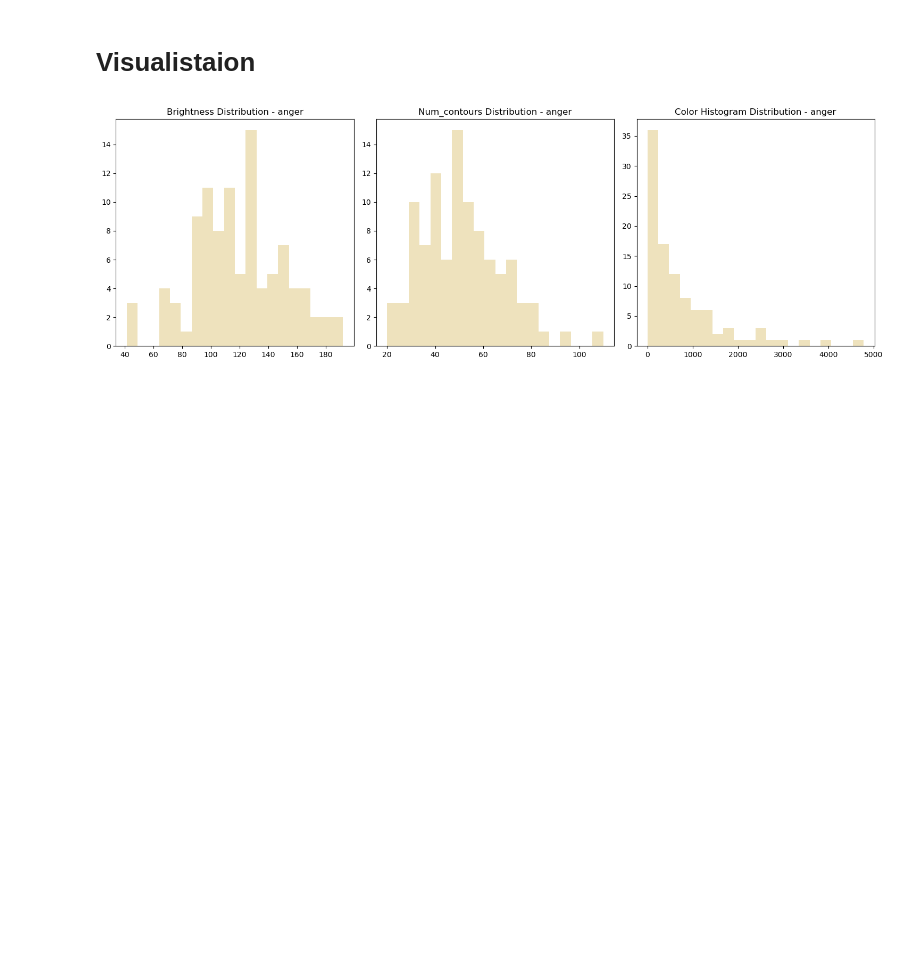
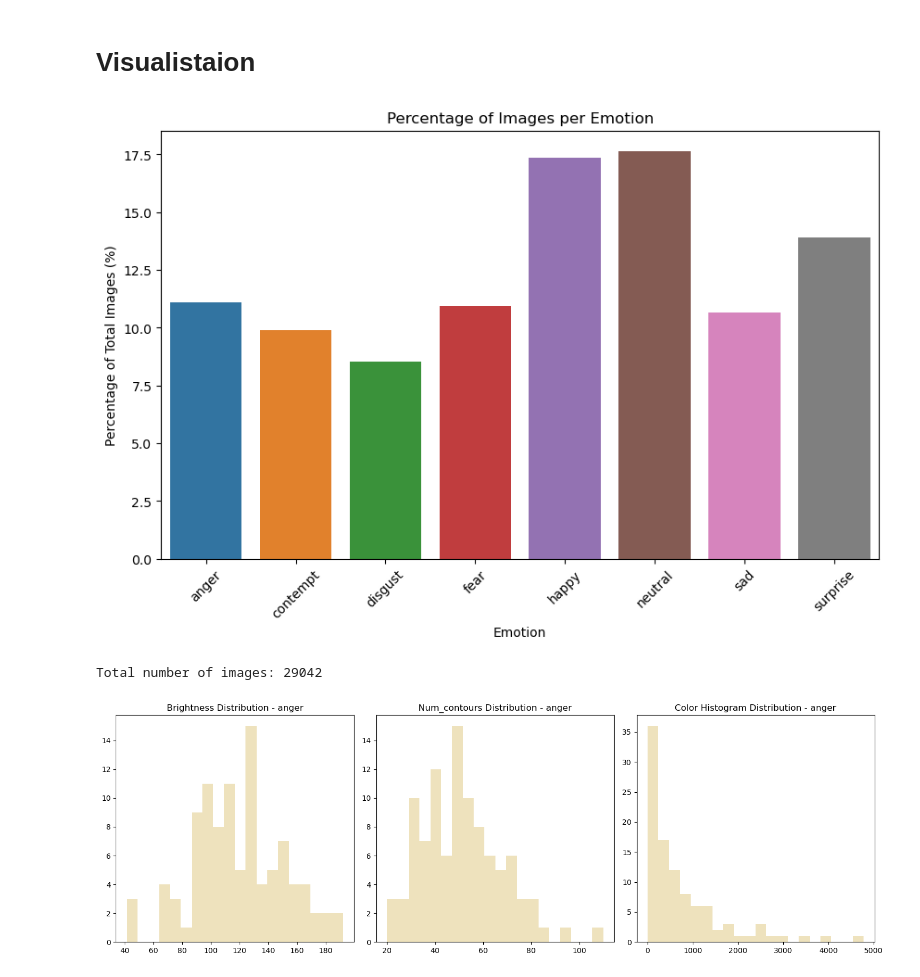
Before and after one commit to olimpijada72/Facial_Expression_Recognition, a Jupyter notebook: analiza_podataka.ipynb, the cells around one changed output. Saved outputs shown, nothing was run; the diff lists cells and outputs as text; code cells hidden in the pictures; blank space fills up the shorter version.

```diff
--- a/analiza_podataka.ipynb
+++ b/analiza_podataka.ipynb
@@ -59 +63,38 @@ df.head()
+# %%
+import os
+import matplotlib.pyplot as plt
+import seaborn as sns
+
+# Define the path to your main data directory and the list of emotions (folder names)
+data_path = 'data/original_faces'
+emotions = ['anger', 'contempt', 'disgust', 'fear', 'happy', 'neutral', 'sad', 'surprise']
+
+# Initialize a dictionary to store the count of images per emotion
+image_counts = {}
+
+# Count the number of images in each folder
+for emotion in emotions:
+    folder_path = os.path.join(data_path, emotion)
+    image_counts[emotion] = len(os.listdir(folder_path))
+
+# Calculate the total number of images
+total_images = sum(image_counts.values())
+
+# Convert the counts to percentages
+image_percentages = {emotion: (count / total_images) * 100 for emotion, count in image_counts.items()}
+
+# Plot the histogram showing percentages
+plt.figure(figsize=(10, 6))
+sns.barplot(x=list(image_percentages.keys()), y=list(image_percentages.values()), hue = list(image_percentages.keys()) )
+plt.title('Percentage of Images per Emotion')
+plt.xlabel('Emotion')
+plt.ylabel('Percentage of Total Images (%)')
+plt.xticks(rotation=45)
+plt.show()
+
+# Print the total number of images for reference
+print(f"Total number of images: {total_images}")
+# %% [output]
+[figure, added]
+Total number of images: 29042
 # %%
```
Also changed, not shown: parts of 8 cells of this notebook, 3 other files.
